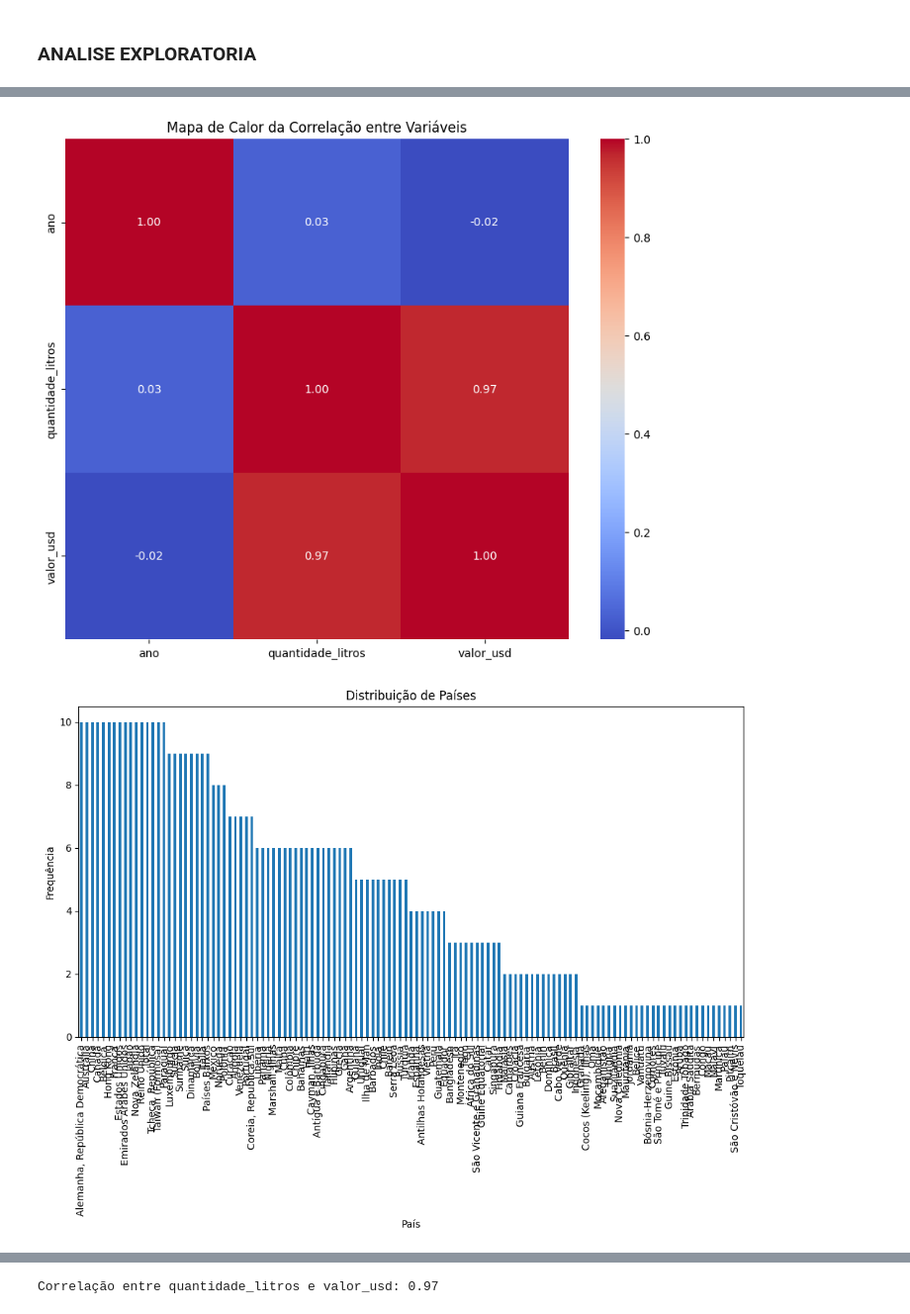
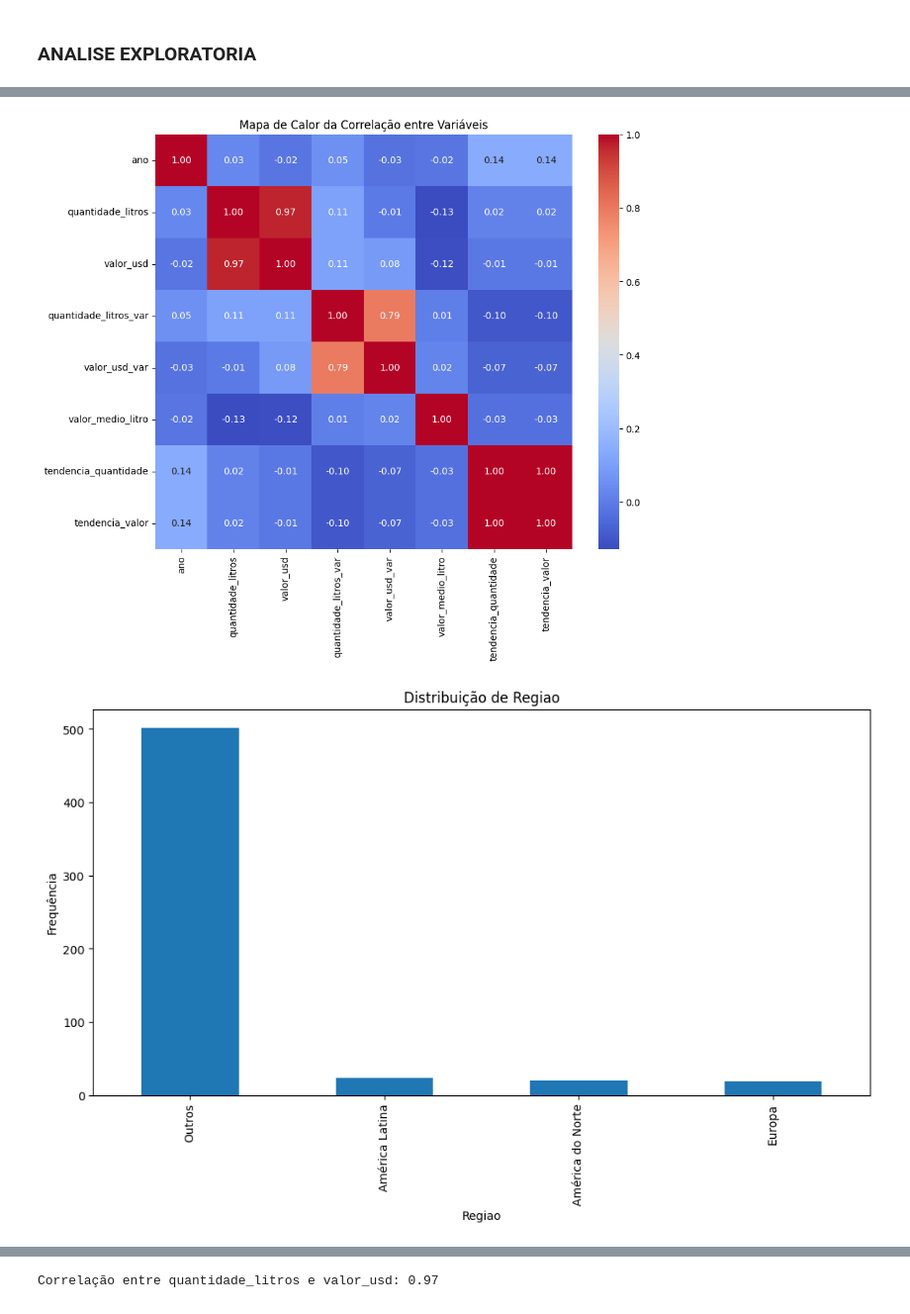
Before and after one commit to diegoalber1/ml-tech-fiap-vitivinicultura-api, a Jupyter notebook: ml-model/training/model-training-producao-rf.ipynb, the cells around one changed output, grey strips where cells are left out. Shown at 99% size. Drawn from its saved outputs; the diff is of its cells as text; code cells hidden in the pictures.

```diff
--- a/ml-model/training/model-training-producao-rf.ipynb
+++ b/ml-model/training/model-training-producao-rf.ipynb
@@ -78,6 +79,34 @@ valor_usd            0
 dtype: int64
 # %% [markdown]
 #### FEATURE ENGINEERING
+# %%
+def region(country):
+    if country in ['Brasil', 'Argentina', 'Chile', 'Paraguai']:  # Exemplo para América Latina
+        return 'América Latina'
+    elif country in ['Estados Unidos', 'Canadá']:  # Exemplo para América do Norte
+        return 'América do Norte'
+    elif country in ['Alemanha', 'França', 'Itália']:  # Exemplo para Europa
+        return 'Europa'
+    else:
+        return 'Outros'
+# %%
+# Variação Anual
+df_clean['quantidade_litros_var'] = df_clean.groupby('pais')['quantidade_litros'].diff()
+df_clean['valor_usd_var'] = df_clean.groupby('pais')['valor_usd'].diff()
+
+# # Transformações Estatísticas
+df_clean['valor_medio_litro'] = df_clean['valor_usd'] / df_clean['quantidade_litros']
+
+
+# Codificação de Regiões
+df_clean['regiao'] = df_clean['pais'].apply(region)
+
+# Tendência Linear
+df_clean['tendencia_quantidade'] = pd.Series(range(len(df_clean)))
+df_clean['tendencia_valor'] = pd.Series(range(len(df_clean)))
+
+
+df_clean.fillna(0, inplace=True)
 # %%
 # Salvar o DataFrame em um arquivo CSV
 df_clean.to_csv('dados_para_treinamento.csv', index=False, encoding='utf-8')
@@ -103,11 +132,16 @@ df_clean['ano'].value_counts()
 df_clean['pais'].value_counts()
 
 
+# Substituir valores infinitos por NaN
+df_clean.replace([np.inf, -np.inf], np.nan, inplace=True)
+
+# Remover linhas com valores NaN
+df_clean.dropna(inplace=True)
+
 # Histograma para cada coluna numérica
 df_clean.hist(bins=20, figsize=(15, 10))
 plt.suptitle("Distribuição das Variáveis Numéricas")
 plt.show()
-
 
 # Distribuição da coluna 'quantidade_litros'
 sns.histplot(df_clean['quantidade_litros'], kde=True, bins=30)
@@ -116,14 +150,12 @@ plt.xlabel("Quantidade de Litros")
 plt.ylabel("Frequência")
 plt.show()
 
-
 # Distribuição da coluna 'valor_usd'
 sns.histplot(df_clean['valor_usd'], kde=True, bins=30)
 plt.title("Distribuição de Valor em USD")
 plt.xlabel("Valor em USD")
 plt.ylabel("Frequência")
 plt.show()
-
 
 # Matriz de correlação
 df_numeric = df_clean.select_dtypes(include=['number'])
@@ -136,6 +168,14 @@ sns.heatmap(correlation_matrix, annot=True, fmt=".2f", cmap="coolwarm", cbar=Tru
 plt.title("Mapa de Calor da Correlação entre Variáveis")
 plt.show()
 
+# Contagem de valores únicos na coluna 'regiao'
+df_clean['regiao'].value_counts().plot(kind='bar', figsize=(12, 6))
+plt.title("Distribuição de Regiao")
+plt.xlabel("Regiao")
+plt.ylabel("Frequência")
+plt.show()
+
+
 # Contagem de valores únicos na coluna 'pais'
 df_clean['pais'].value_counts().plot(kind='bar', figsize=(12, 6))
 plt.title("Distribuição de Países")
@@ -158,4 +204,4 @@ memory usage: 22.1+ KB
 [figure]
 [figure]
-[figure, old version]
+[figure, new version]
-[figure, old version]
+[figure, new version]
```
Also changed, not shown: parts of 8 cells of this notebook, 3 other files.
